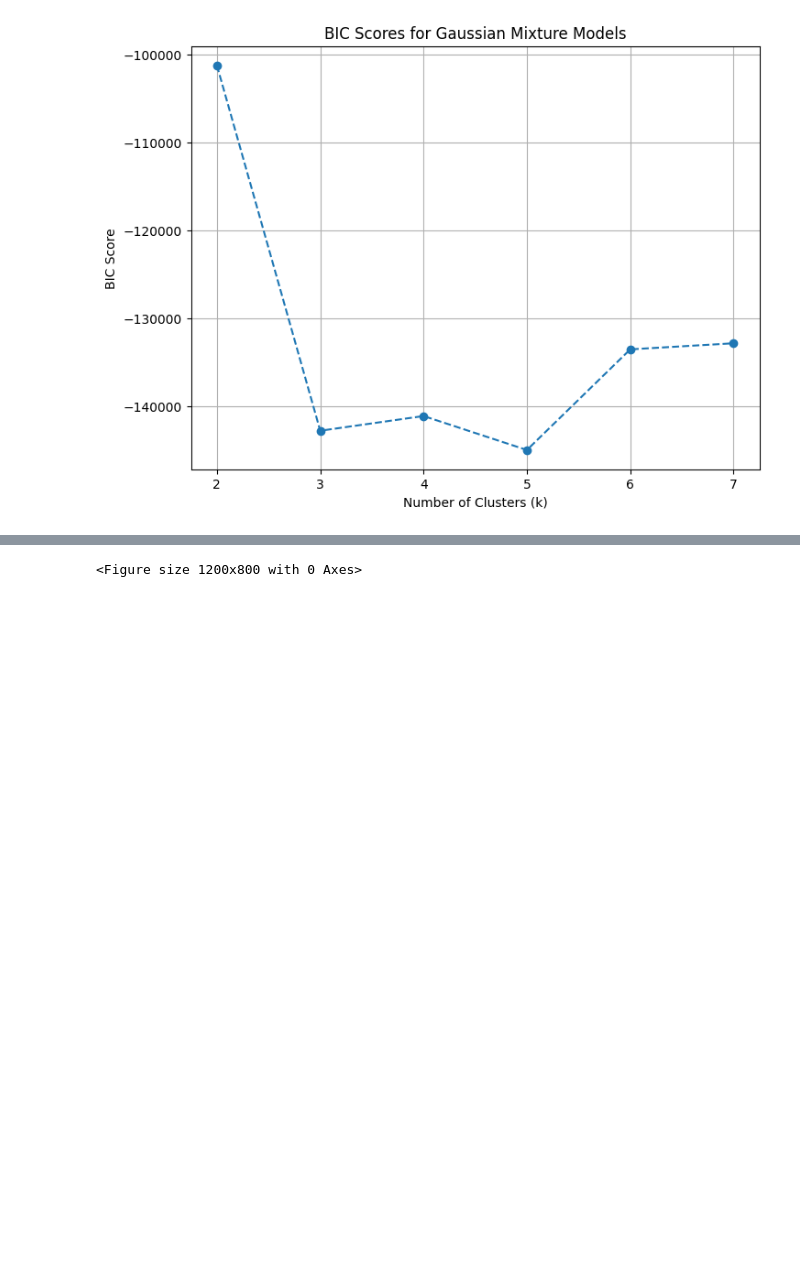
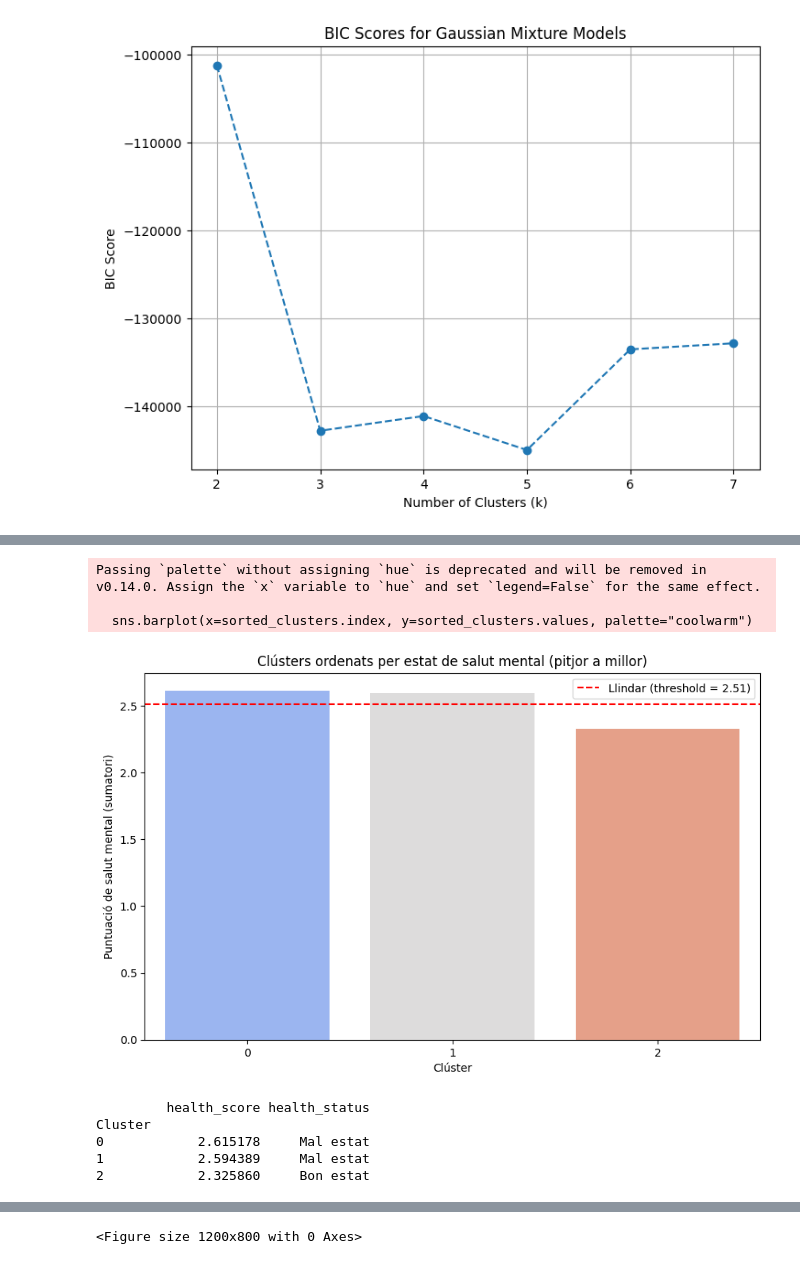
Before and after one commit to DCC-UAB/ACproject-05-grup, a Jupyter notebook: dataset1/dataset2.ipynb, the cells around one changed output, grey strips where cells are left out. Drawn from its saved outputs; the diff is of its cells as text; code cells hidden in the pictures; blank space fills up the shorter version.

```diff
--- a/dataset1/dataset2.ipynb
+++ b/dataset1/dataset2.ipynb
@@ -281,0 +371,49 @@ Best k according to BIC: 5
+# %%
+import seaborn as sns
+import matplotlib.pyplot as plt
+
+def plot_cluster_health_scores(df_original, clusters, health_variables, k_def, threshold=None):
+    df_copy = df_original.copy()
+
+    # Afegir els labels dels clústers al dataframe
+    for k, cluster_labels, _ in clusters:
+        if k == k_def:
+            df_copy['Cluster'] = cluster_labels
+            break
+
+    mean_health = df_copy.groupby('Cluster')[health_variables].mean()
+
+    mean_health['health_score'] = mean_health.sum(axis=1)
+
+    if threshold is None:
+        threshold = mean_health['health_score'].mean()  # Mitjana general com a llindar
+
+    mean_health['health_status'] = mean_health['health_score'].apply(lambda x: 'Mal estat' if x > threshold else 'Bon estat')
+
+    sorted_clusters = mean_health['health_score'].sort_values()
+
+    plt.figure(figsize=(10, 6))
+    sns.barplot(x=sorted_clusters.index, y=sorted_clusters.values, palette="coolwarm")
+    plt.axhline(threshold, color='red', linestyle='--', label=f"Llindar (threshold = {threshold:.2f})")
+    plt.title("Clústers ordenats per estat de salut mental (pitjor a millor)")
+    plt.xlabel("Clúster")
+    plt.ylabel("Puntuació de salut mental (sumatori)")
+    plt.xticks(rotation=0)
+    plt.legend()
+    plt.show()
+
+    print(mean_health[['health_score', 'health_status']])
+    return mean_health
+
+health_vars = ['stai_t', 'cesd', 'mbi_ex', 'mbi_cy', 'mbi_ea']
+mean_health = plot_cluster_health_scores(df_max_scaled, c, health_vars, 3)
+# %% [output]
+Passing `palette` without assigning `hue` is deprecated and will be removed in v0.14.0. Assign the `x` variable to `hue` and set `legend=False` for the same effect.
+
+  sns.barplot(x=sorted_clusters.index, y=sorted_clusters.values, palette="coolwarm")
+[figure, added]
+         health_score health_status
+Cluster
+0            2.615178     Mal estat
+1            2.594389     Mal estat
+2            2.325860     Bon estat
```
Also changed, not shown: parts of 5 cells of this notebook, 1 other file.
